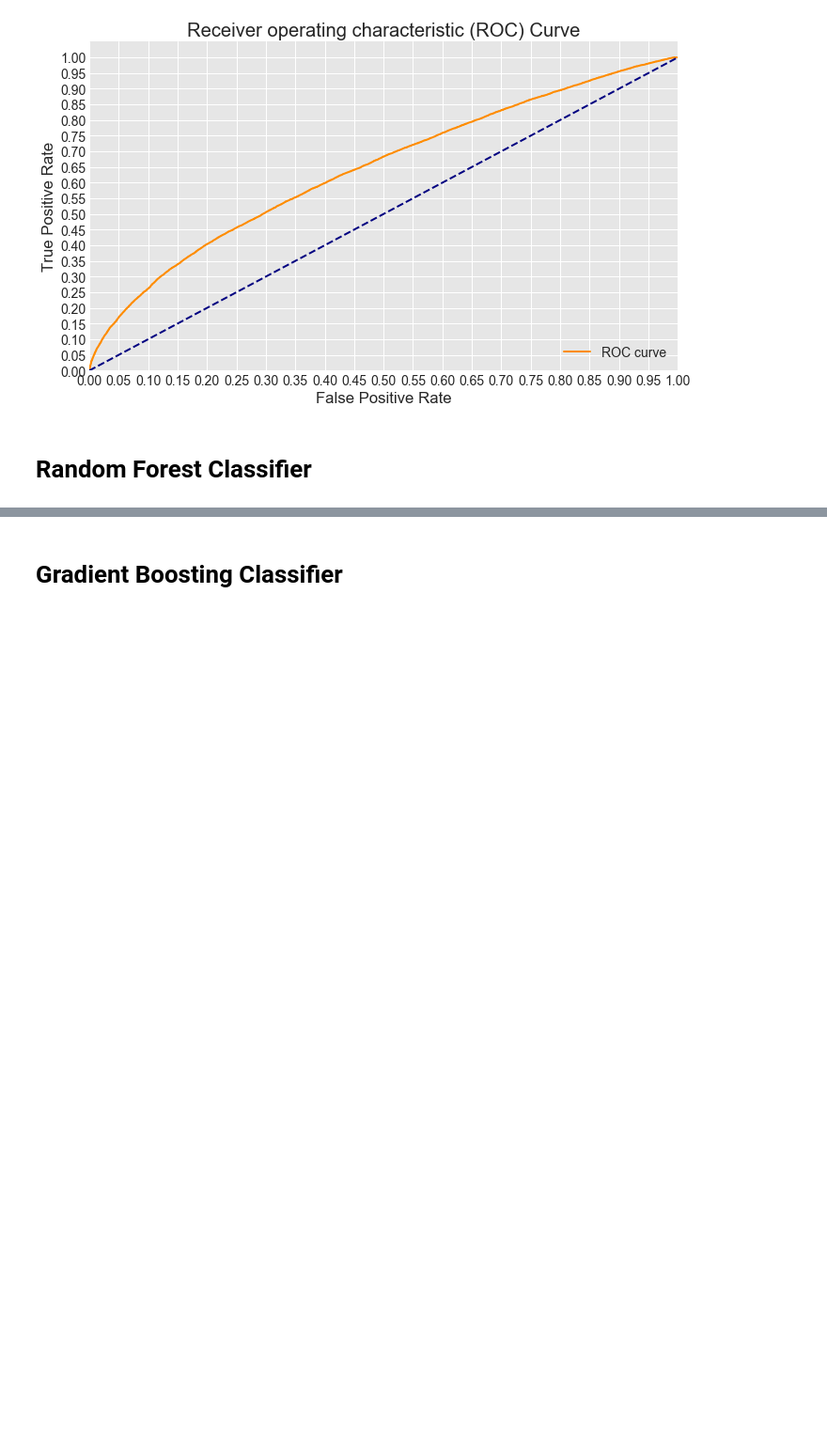
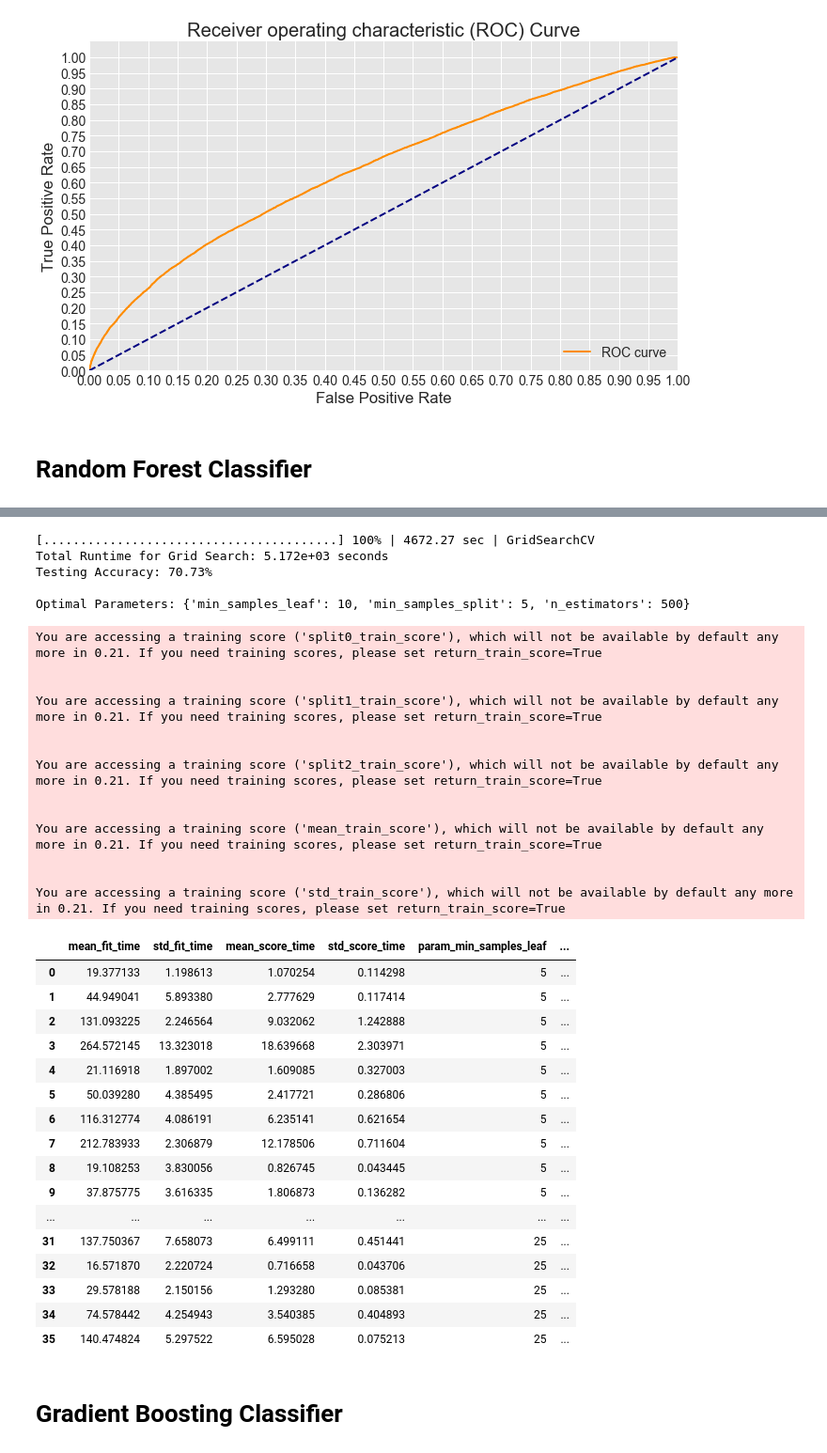
Before and after one commit to slieb74/NBA-Shot-Analysis, a Jupyter notebook: ML-models.ipynb, the cells around one changed output, grey strips where cells are left out. Shown at 94% size. Cells and saved outputs as stored; diff of their text form; code cells hidden in the pictures; blank space fills up the shorter version.

```diff
--- a/ML-models.ipynb
+++ b/ML-models.ipynb
@@ -347,0 +359,60 @@ AUC:        0.7048
+# %%
+rf_param_grid = {"n_estimators": [50,100,250,500],
+                  "min_samples_leaf": [5,10,25],
+                  "min_samples_split": [5,10,25],
+                  #"criterion": ["gini", "entropy"]
+                }
+# %%
+from pactools.grid_search import GridSearchCVProgressBar
+
+start = time.time()
+
+search = GridSearchCVProgressBar(rf, rf_param_grid, scoring='roc_auc', n_jobs=2, verbose=0)
+
+search.fit(X_train,y_train)
+
+print("Total Runtime for Grid Search: {:.4} seconds".format(round(time.time() - start, 2)))
+print("Testing Accuracy: {:.4}%".format(search.best_score_ * 100))
+print("\nOptimal Parameters: {}".format(search.best_params_))
+rf_search_results = pd.DataFrame.from_dict(search.cv_results_)
+# [........................................] 100% | 4672.27 sec | GridSearchCV
+# Total Runtime for Grid Search: 5.172e+03 seconds
+# Testing Accuracy: 70.73%
+
+# Optimal Parameters: {'min_samples_leaf': 10, 'min_samples_split': 5, 'n_estimators': 500}
+# %% [output]
+[........................................] 100% | 4672.27 sec | GridSearchCV
+Total Runtime for Grid Search: 5.172e+03 seconds
+Testing Accuracy: 70.73%
+
+Optimal Parameters: {'min_samples_leaf': 10, 'min_samples_split': 5, 'n_estimators': 500}
+You are accessing a training score ('split0_train_score'), which will not be available by default any more in 0.21. If you need training scores, please set return_train_score=True
+
+
+You are accessing a training score ('split1_train_score'), which will not be available by default any more in 0.21. If you need training scores, please set return_train_score=True
+
+
+You are accessing a training score ('split2_train_score'), which will not be available by default any more in 0.21. If you need training scores, please set return_train_score=True
+
+
+You are accessing a training score ('mean_train_score'), which will not be available by default any more in 0.21. If you need training scores, please set return_train_score=True
+
+
+You are accessing a training score ('std_train_score'), which will not be available by default any more in 0.21. If you need training scores, please set return_train_score=True
+|  | mean_fit_time | std_fit_time | mean_score_time | std_score_time | param_min_samples_leaf | ... |
+| 0 | 19.377133 | 1.198613 | 1.070254 | 0.114298 | 5 | ... |
+| 1 | 44.949041 | 5.893380 | 2.777629 | 0.117414 | 5 | ... |
+| 2 | 131.093225 | 2.246564 | 9.032062 | 1.242888 | 5 | ... |
+| 3 | 264.572145 | 13.323018 | 18.639668 | 2.303971 | 5 | ... |
+| 4 | 21.116918 | 1.897002 | 1.609085 | 0.327003 | 5 | ... |
+| 5 | 50.039280 | 4.385495 | 2.417721 | 0.286806 | 5 | ... |
+| 6 | 116.312774 | 4.086191 | 6.235141 | 0.621654 | 5 | ... |
+| 7 | 212.783933 | 2.306879 | 12.178506 | 0.711604 | 5 | ... |
+| 8 | 19.108253 | 3.830056 | 0.826745 | 0.043445 | 5 | ... |
+| 9 | 37.875775 | 3.616335 | 1.806873 | 0.136282 | 5 | ... |
+| ... | ... | ... | ... | ... | ... | ... |
+| 31 | 137.750367 | 7.658073 | 6.499111 | 0.451441 | 25 | ... |
+| 32 | 16.571870 | 2.220724 | 0.716658 | 0.043706 | 25 | ... |
+| 33 | 29.578188 | 2.150156 | 1.293280 | 0.085381 | 25 | ... |
+| 34 | 74.578442 | 4.254943 | 3.540385 | 0.404893 | 25 | ... |
+| 35 | 140.474824 | 5.297522 | 6.595028 | 0.075213 | 25 | ... |
```
Also changed, not shown: parts of 4 cells of this notebook.
